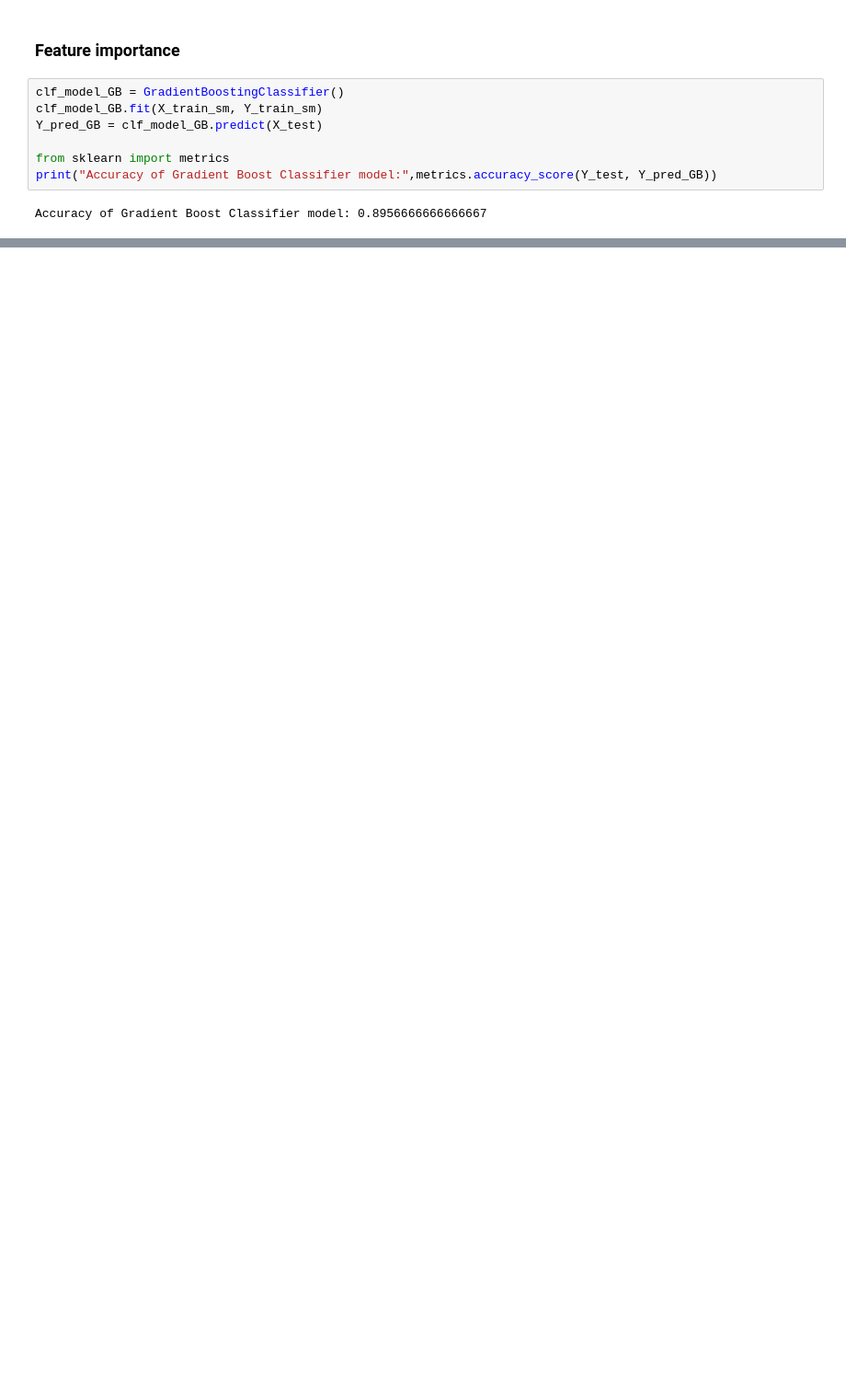
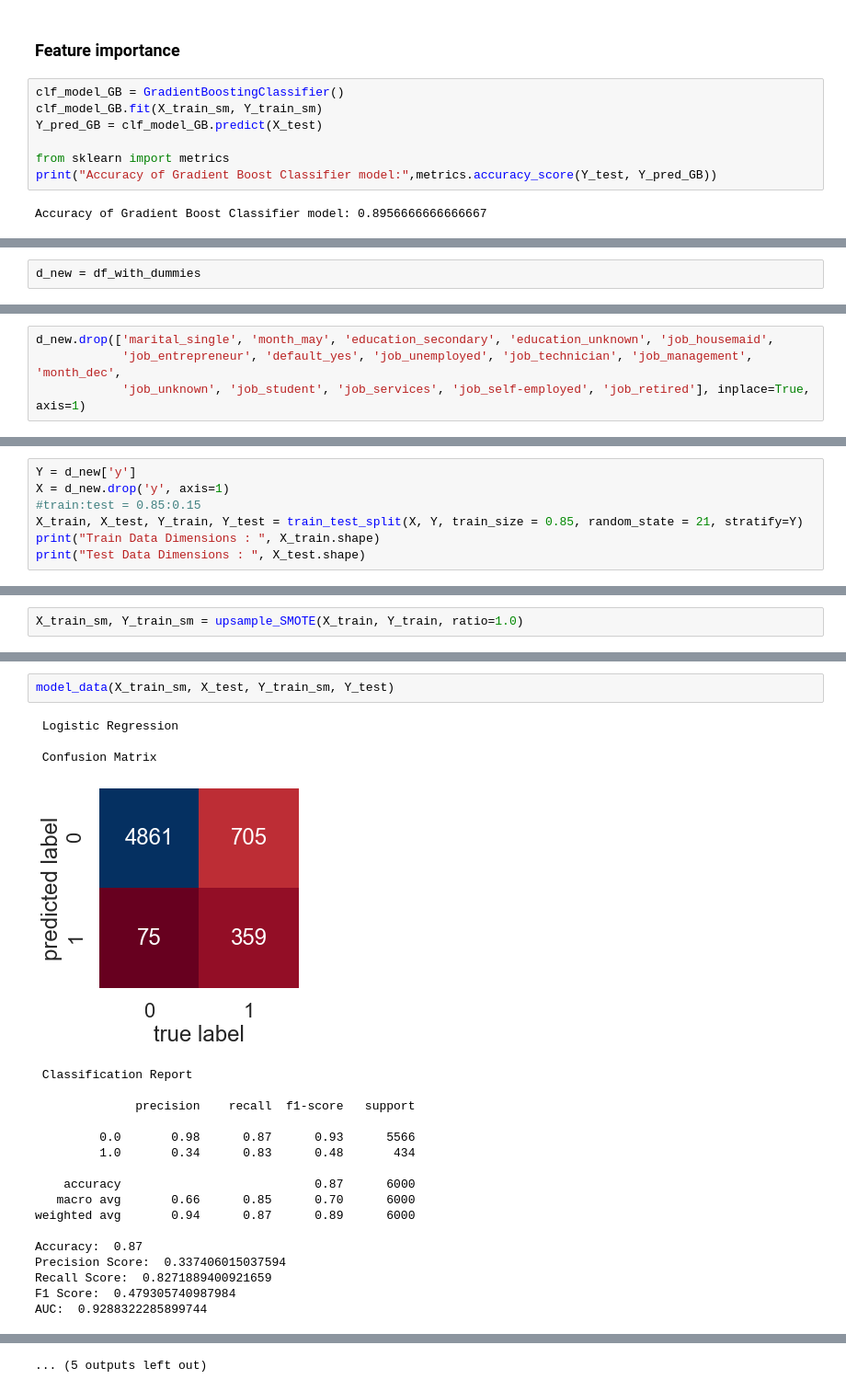
Before and after one commit to ksurasura/bCpQh6CkjWdOVOcx, a Jupyter notebook: Term deposit marketing submission.ipynb, the cells around one changed output, grey strips where cells are left out. Shown at 92% size. Drawn from its saved outputs; the diff is of its cells as text; blank space fills up the shorter version.

```diff
--- a/Term deposit marketing submission.ipynb
+++ b/Term deposit marketing submission.ipynb
@@ -822,0 +852,2 @@ dtype: float64
+# %%
+d_new = df_with_dummies
@@ -822,0 +858,4 @@ dtype: float64
+# %%
+d_new.drop(['marital_single', 'month_may', 'education_secondary', 'education_unknown', 'job_housemaid',
+            'job_entrepreneur', 'default_yes', 'job_unemployed', 'job_technician', 'job_management', 'month_dec',
+            'job_unknown', 'job_student', 'job_services', 'job_self-employed', 'job_retired'], inplace=True, axis=1)
@@ -822,0 +875,7 @@ dtype: float64
+# %%
+Y = d_new['y']
+X = d_new.drop('y', axis=1)
+#train:test = 0.85:0.15
+X_train, X_test, Y_train, Y_test = train_test_split(X, Y, train_size = 0.85, random_state = 21, stratify=Y)
+print("Train Data Dimensions : ", X_train.shape)
+print("Test Data Dimensions : ", X_test.shape)
@@ -822,0 +934,2 @@ dtype: float64
+# %%
+X_train_sm, Y_train_sm = upsample_SMOTE(X_train, Y_train, ratio=1.0)
@@ -822,0 +938,23 @@ dtype: float64
+# %%
+model_data(X_train_sm, X_test, Y_train_sm, Y_test)
+# %% [output]
+ Logistic Regression
+
+ Confusion Matrix
+[figure, added]
+ Classification Report
+
+              precision    recall  f1-score   support
+
+         0.0       0.98      0.87      0.93      5566
+         1.0       0.34      0.83      0.48       434
+
+    accuracy                           0.87      6000
+   macro avg       0.66      0.85      0.70      6000
+weighted avg       0.94      0.87      0.89      6000
+
+Accuracy:  0.87
+Precision Score:  0.337406015037594
+Recall Score:  0.8271889400921659
+F1 Score:  0.479305740987984
+AUC:  0.9288322285899744
@@ -822,0 +1010 @@ dtype: float64
+... (5 outputs left out)
```
Also changed, not shown: parts of 31 cells of this notebook.
